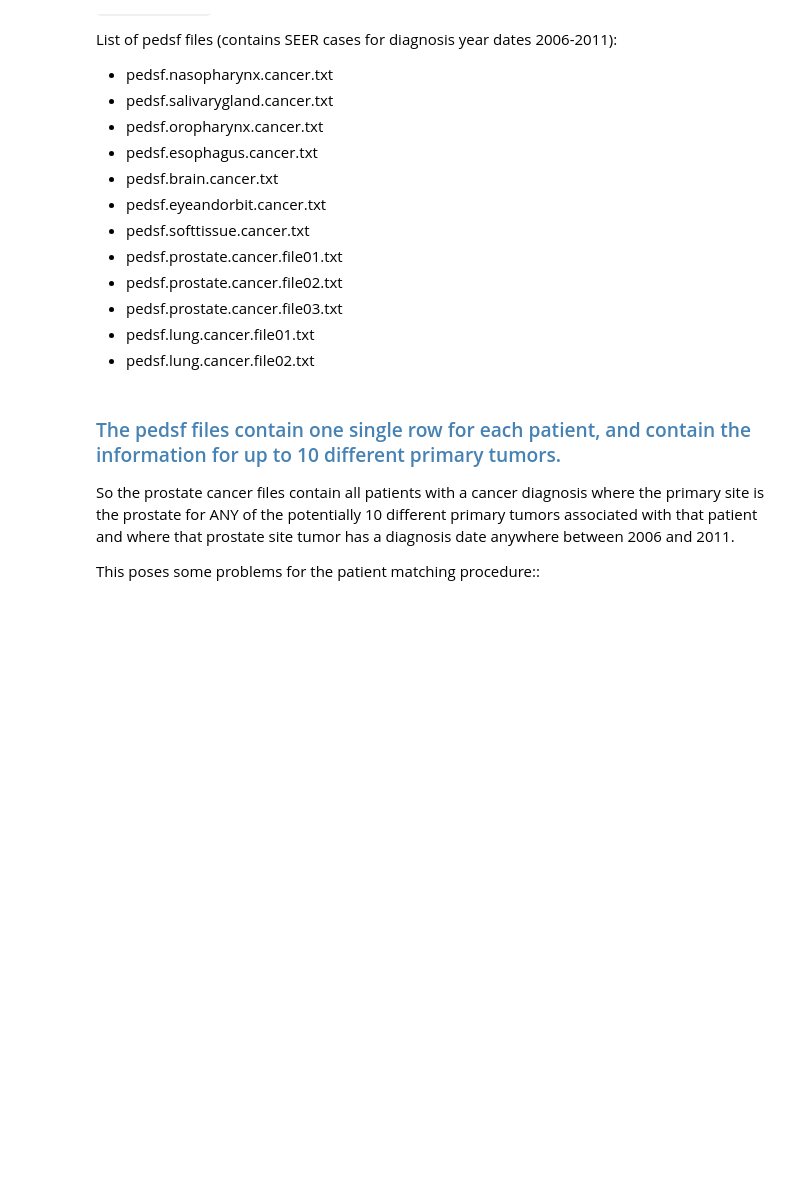
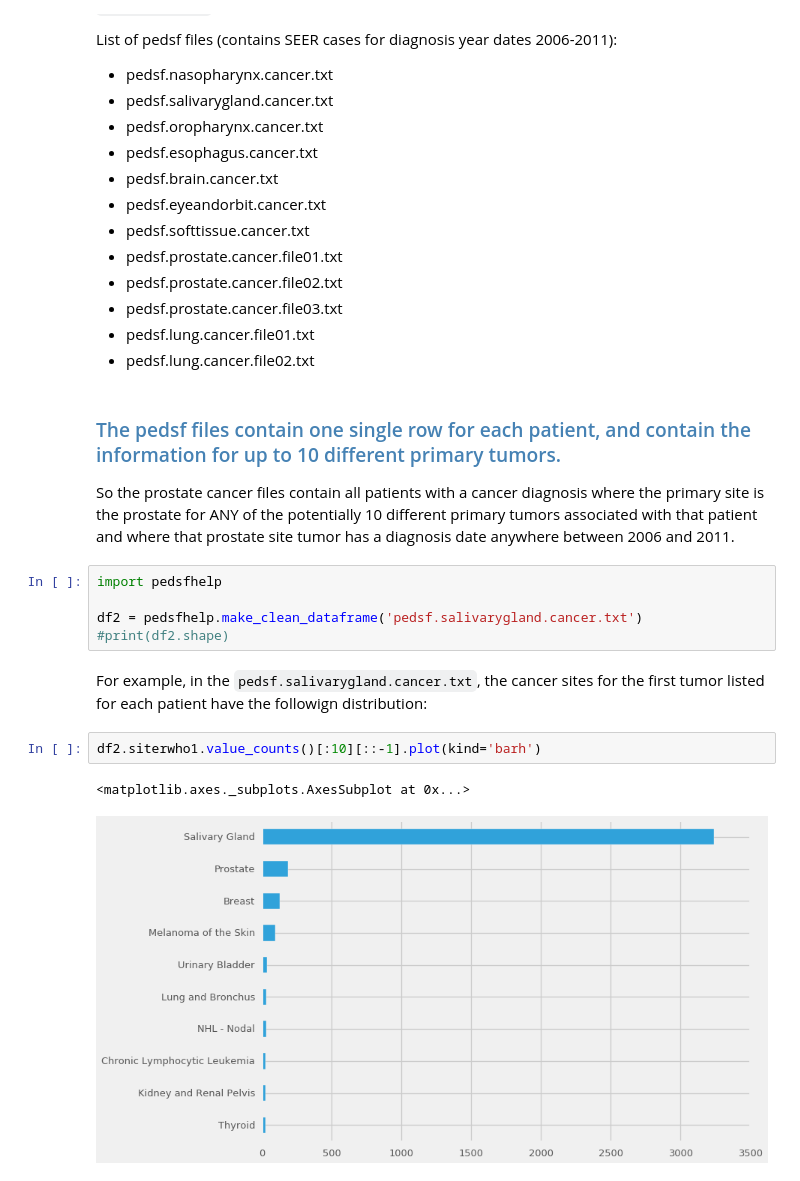
Before and after one commit to doolingdavid/IBA, a Jupyter notebook: IBASEPT2016.ipynb, the cells around one changed output. Drawn from its saved outputs; the diff is of its cells as text; blank space fills up the shorter version.

````diff
--- a/IBASEPT2016.ipynb
+++ b/IBASEPT2016.ipynb
@@ -158,5 +158,15 @@ List of pedsf files (contains SEER cases for diagnosis year dates 2006-2011):
 ### <font color='steelblue'>The pedsf files contain one single row for each patient, and contain the information for up to 10 different primary tumors.</font>
 
 So the prostate cancer files contain all patients with a cancer diagnosis where the primary site is the prostate for ANY of the potentially 10 different primary tumors associated with that patient and where that prostate site tumor has a diagnosis date anywhere between 2006 and 2011.
-
-This poses some problems for the patient matching procedure::
+# %%
+import pedsfhelp
+
+df2 = pedsfhelp.make_clean_dataframe('pedsf.salivarygland.cancer.txt')
+#print(df2.shape)
+# %% [markdown]
+For example, in the ```pedsf.salivarygland.cancer.txt```, the cancer sites for the first tumor listed for each patient have the followign distribution:
+# %%
+df2.siterwho1.value_counts()[:10][::-1].plot(kind='barh')
+# %% [output]
+<matplotlib.axes._subplots.AxesSubplot at 0x...>
+[figure, added]
````
